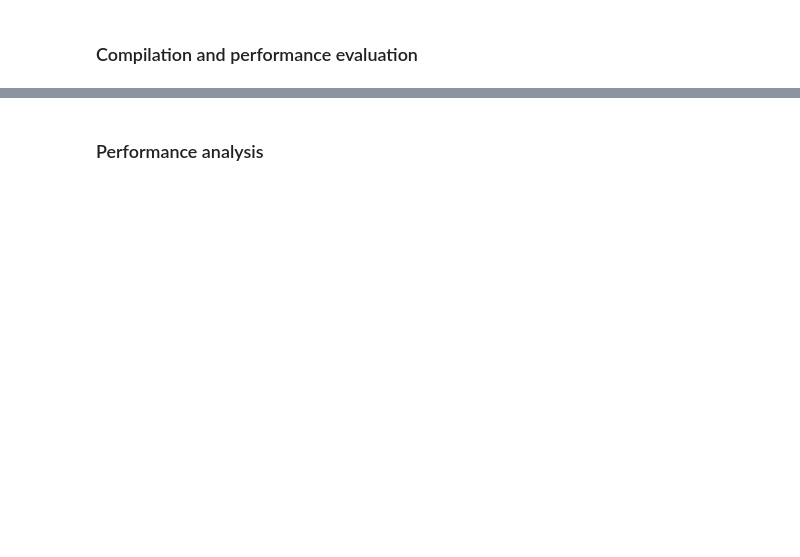
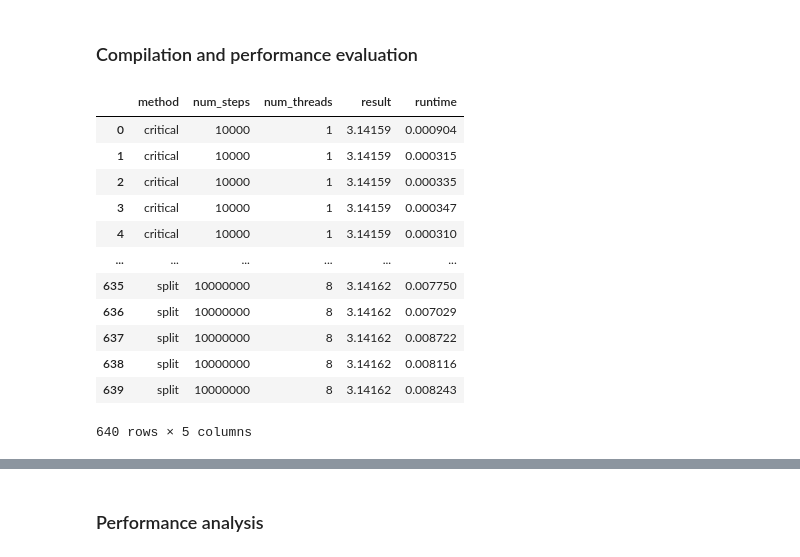
Before and after one commit to patriciobcs/multiprocessing-analysis, a Jupyter notebook: openmp/analysis.ipynb, the cells around one changed output, grey strips where cells are left out. Drawn from its saved outputs; the diff is of its cells as text; code cells hidden in the pictures; blank space fills up the shorter version.

```diff
--- a/openmp/analysis.ipynb
+++ b/openmp/analysis.ipynb
@@ -18,2 +24,17 @@ warnings.filterwarnings('ignore')
 # %%
 df_pi = pd.read_csv("pi.csv")
+df_pi
+# %% [output]
+|  | method | num_steps | num_threads | result | runtime |
+| 0 | critical | 10000 | 1 | 3.14159 | 0.000904 |
+| 1 | critical | 10000 | 1 | 3.14159 | 0.000315 |
+| 2 | critical | 10000 | 1 | 3.14159 | 0.000335 |
+| 3 | critical | 10000 | 1 | 3.14159 | 0.000347 |
+| 4 | critical | 10000 | 1 | 3.14159 | 0.000310 |
+| ... | ... | ... | ... | ... | ... |
+| 635 | split | 10000000 | 8 | 3.14162 | 0.007750 |
+| 636 | split | 10000000 | 8 | 3.14162 | 0.007029 |
+| 637 | split | 10000000 | 8 | 3.14162 | 0.008722 |
+| 638 | split | 10000000 | 8 | 3.14162 | 0.008116 |
+| 639 | split | 10000000 | 8 | 3.14162 | 0.008243 |
+640 rows × 5 columns
```
Also changed, not shown: parts of 14 cells of this notebook, 1 other file.
